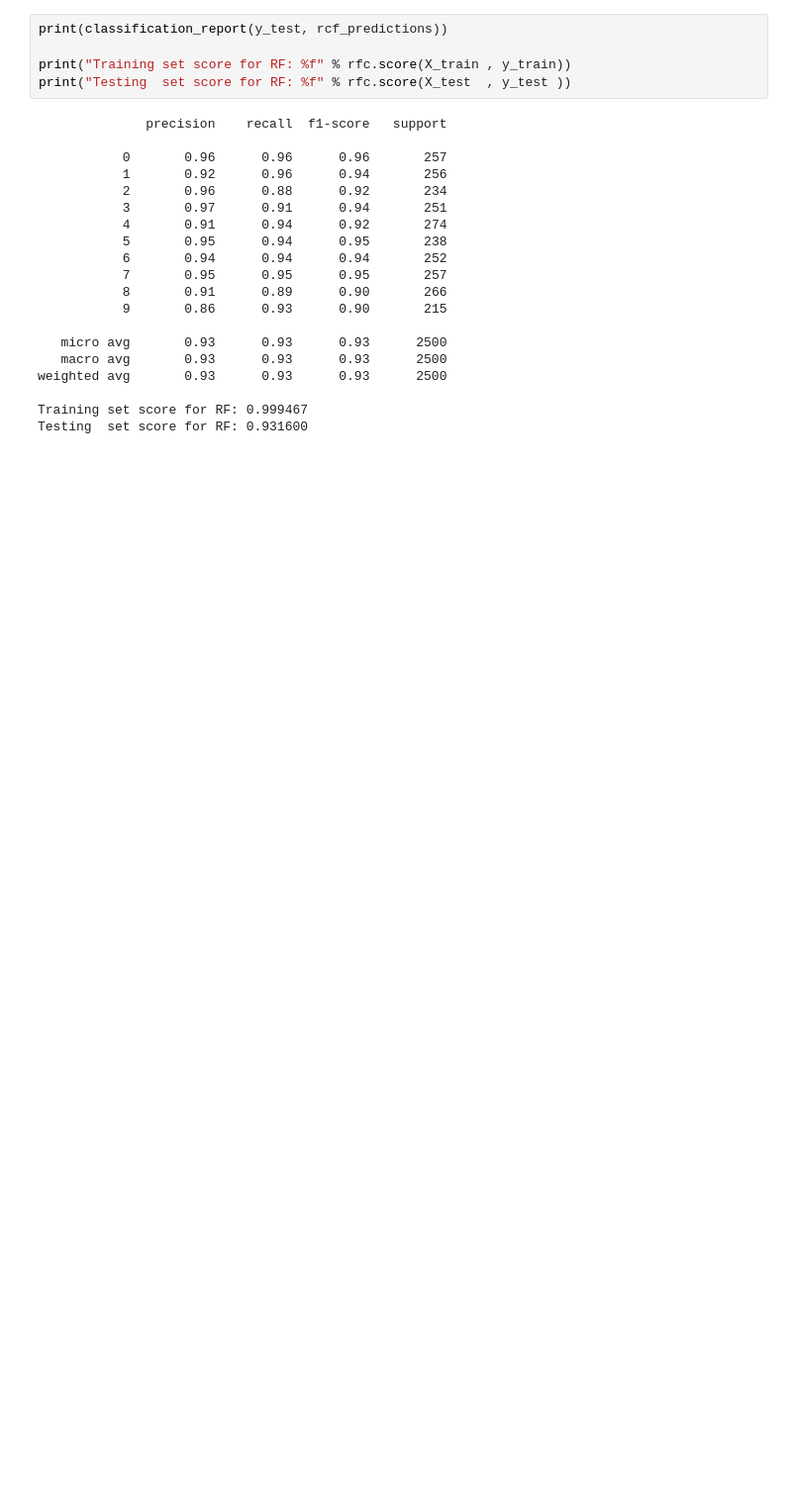
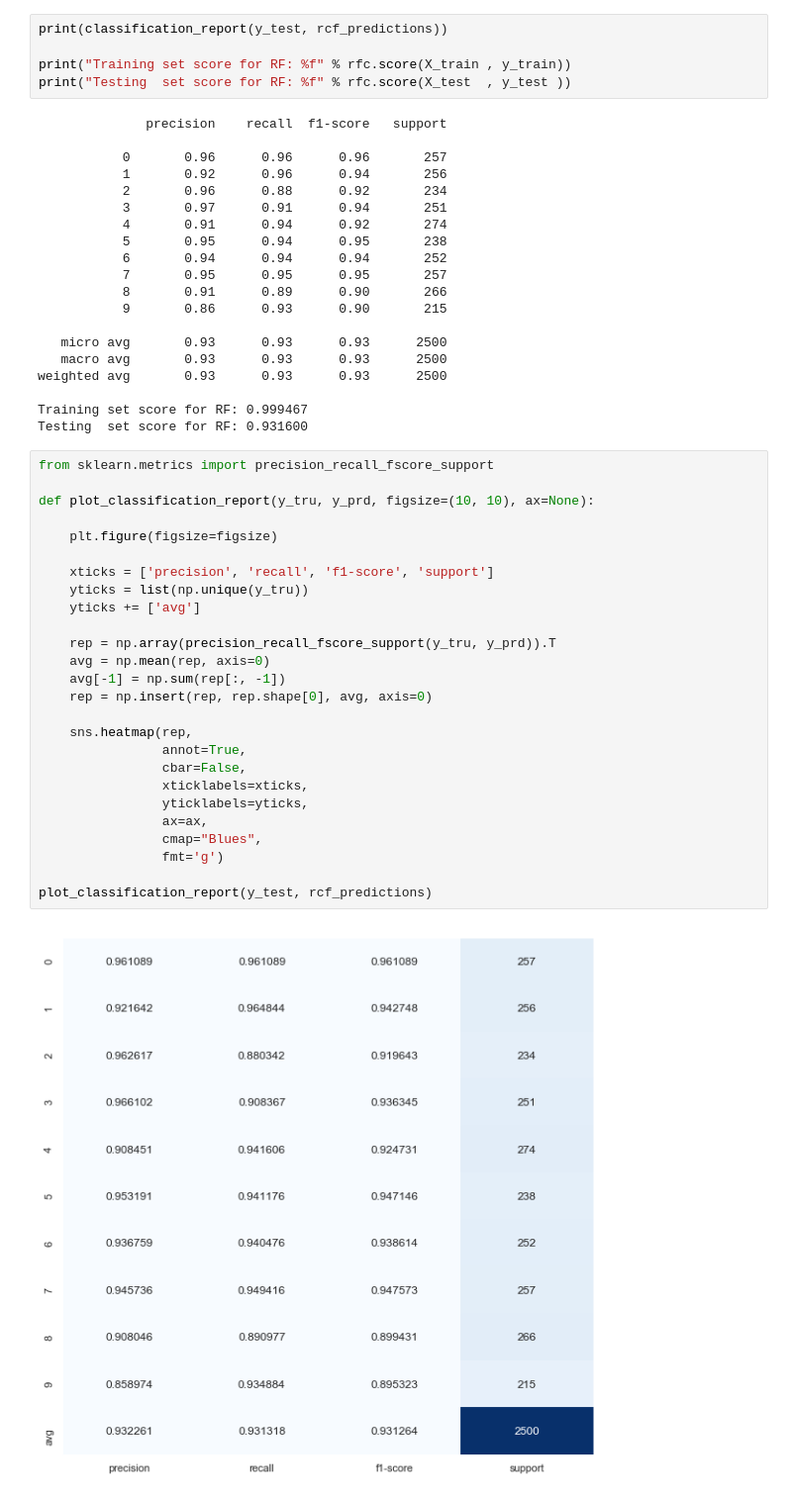
Before and after one commit to blawok/machine-learning-university-projects, a Jupyter notebook: digits/rf_digits.ipynb, the cells around one changed output. Shown at 99% size. Cells and saved outputs as stored; diff of their text form; blank space fills up the shorter version.

```diff
--- a/digits/rf_digits.ipynb
+++ b/digits/rf_digits.ipynb
@@ -94,3 +127,31 @@ weighted avg       0.93      0.93      0.93      2500
 
 Training set score for RF: 0.999467
 Testing  set score for RF: 0.931600
+# %%
+from sklearn.metrics import precision_recall_fscore_support
+
+def plot_classification_report(y_tru, y_prd, figsize=(10, 10), ax=None):
+
+    plt.figure(figsize=figsize)
+
+    xticks = ['precision', 'recall', 'f1-score', 'support']
+    yticks = list(np.unique(y_tru))
+    yticks += ['avg']
+
+    rep = np.array(precision_recall_fscore_support(y_tru, y_prd)).T
+    avg = np.mean(rep, axis=0)
+    avg[-1] = np.sum(rep[:, -1])
+    rep = np.insert(rep, rep.shape[0], avg, axis=0)
+
+    sns.heatmap(rep,
+                annot=True,
+                cbar=False,
+                xticklabels=xticks,
+                yticklabels=yticks,
+                ax=ax,
+                cmap="Blues",
+                fmt='g')
+
+plot_classification_report(y_test, rcf_predictions)
+# %% [output]
+[figure, added]
```
Also changed, not shown: parts of 7 cells of this notebook.
